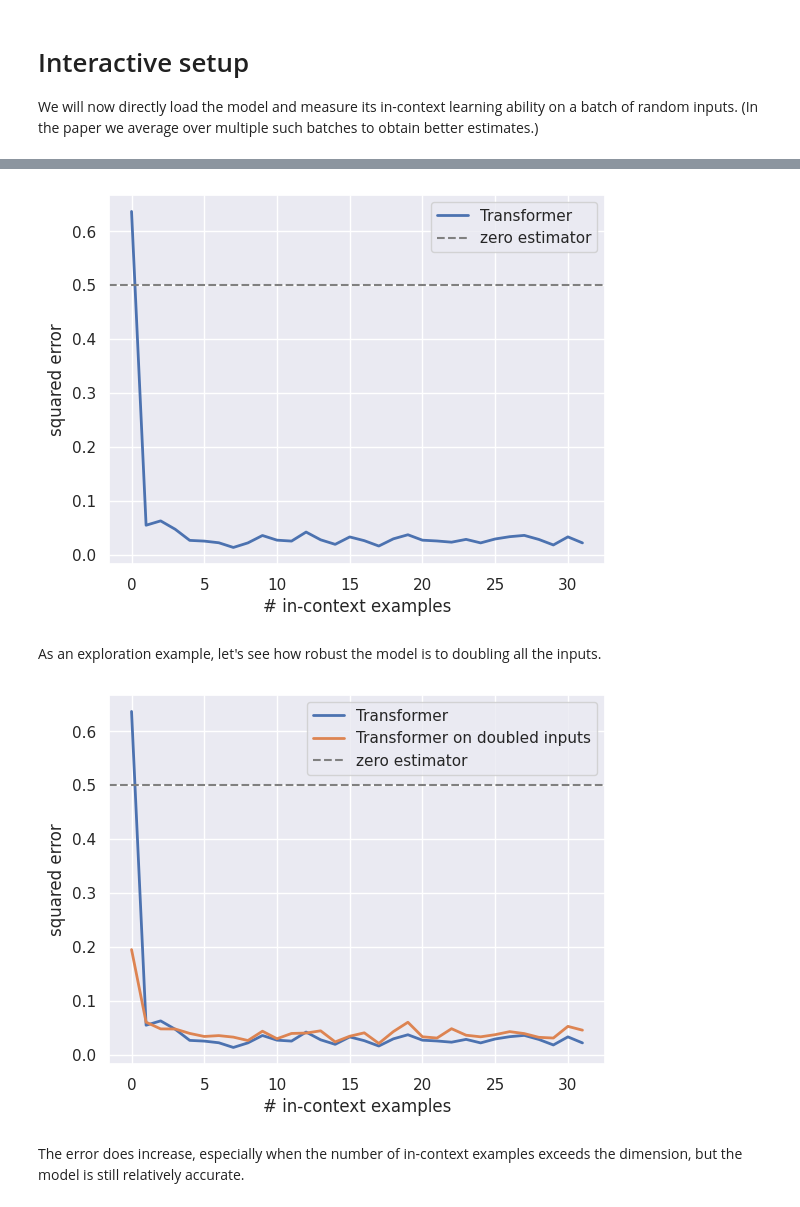
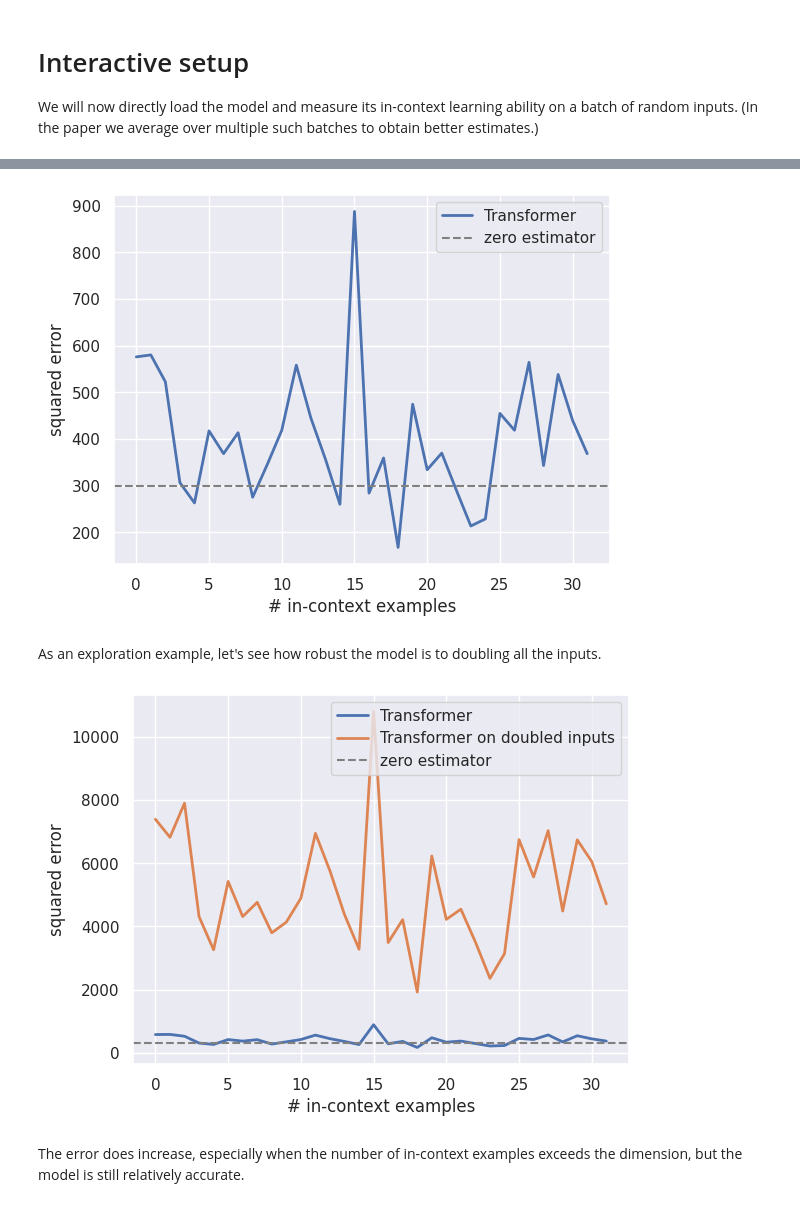
Before and after one commit to Wanderer09/CS182-project, a Jupyter notebook: src/hard_sine2poly.ipynb, the cells around one changed output, grey strips where cells are left out. Saved outputs shown, nothing was run; the diff lists cells and outputs as text; code cells hidden in the pictures.

```diff
--- a/src/hard_sine2poly.ipynb
+++ b/src/hard_sine2poly.ipynb
@@ -133,30 +133,31 @@ with torch.no_grad():
 # %%
 metric = task.get_metric()
 loss = metric(pred, ys).numpy()
 
 sparsity = conf.training.task_kwargs.sparsity if "sparsity" in conf.training.task_kwargs else None
 baseline = {
     "linear_regression": n_dims,
     "sparse_linear_regression": sparsity,
     "relu_2nn_regression": n_dims,
     "decision_tree": 1,
     "sine_regression": 1.0,
     "sine2cosine":1,
     "sine2periodic":1,
     "poly_function_regression":125,
     "hard_sine2sawtooth":0.5,
     "hard_sine2square":0.5,
     "hard_sine2tanh":0.5,
+    "hard_sine2poly":300,
 }[conf.training.task]
 
 plt.plot(loss.mean(axis=0), lw=2, label="Transformer")
 plt.axhline(baseline, ls="--", color="gray", label="zero estimator")
 plt.xlabel("# in-context examples")
 plt.ylabel("squared error")
 plt.legend()
 plt.show()
 # %% [output]
-[figure, old version]
+[figure, new version]
 # %% [markdown]
 As an exploration example, let's see how robust the model is to doubling all the inputs.
 # %%
@@ -176,7 +177,7 @@ plt.ylabel("squared error")
 plt.legend()
 plt.show()
 # %% [output]
-[figure, old version]
+[figure, new version]
 # %% [markdown]
 The error does increase, especially when the number of in-context examples exceeds the dimension, but the model is still relatively accurate.
 # %%
```
Also changed, not shown: parts of 5 cells of this notebook, 6 other files.
